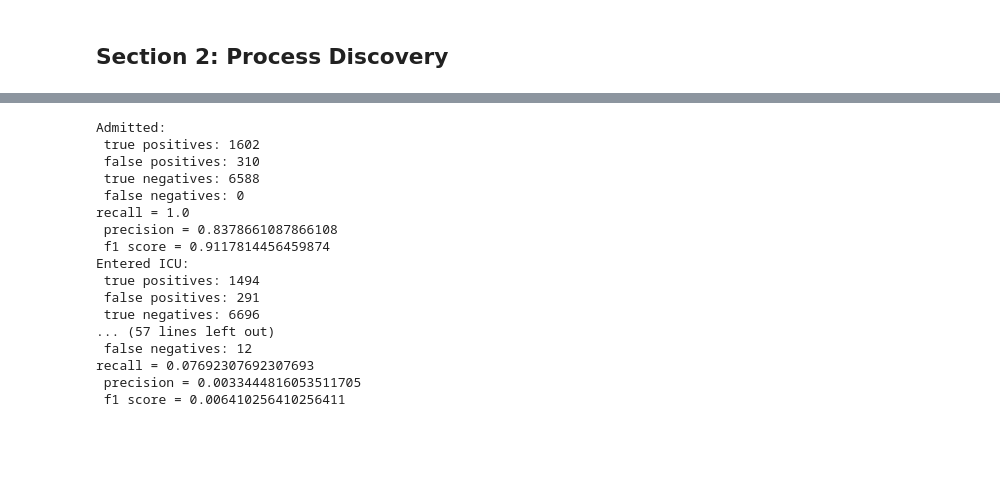
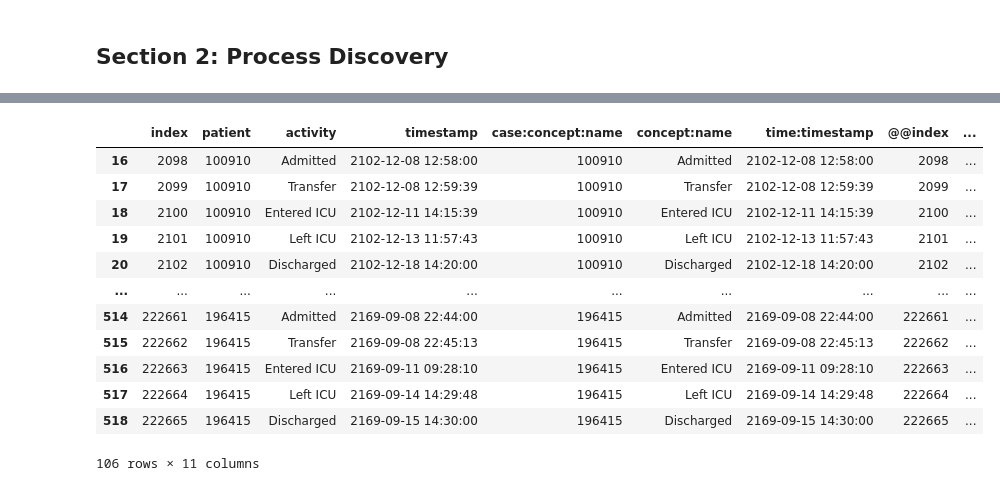
Before and after one commit to adamzbikowski/Process-Mining-Dissertation, a Jupyter notebook: timestamp_pipeline.ipynb, the cells around one changed output, grey strips where cells are left out. Saved outputs shown, nothing was run; the diff lists cells and outputs as text; code cells hidden in the pictures; blank space fills up the shorter version.

```diff
--- a/timestamp_pipeline.ipynb
+++ b/timestamp_pipeline.ipynb
@@ -1071,20 +223,23 @@ evaluate(predictions_best_model,verbose=False)
-# %%
-categoricalConfusionMatrix(predictions_best_model)
-# %% [output]
-Admitted:
- true positives: 1602
- false positives: 310
- true negatives: 6588
- false negatives: 0
-recall = 1.0
- precision = 0.8378661087866108
- f1 score = 0.9117814456459874
-Entered ICU:
- true positives: 1494
- false positives: 291
- true negatives: 6696
-... (57 lines left out)
- false negatives: 12
-recall = 0.07692307692307693
- precision = 0.0033444816053511705
- f1 score = 0.006410256410256411
+# %%
+from sklearn.model_selection import train_test_split
+# select train and test traces
+unique_traces = partial_el['trace'].unique()
+train_traces, test_traces = train_test_split(unique_traces, test_size=TEST_SIZE, random_state=9)
+
+train_el = partial_el.loc[partial_el['trace'].isin(train_traces)]
+test_el = partial_el.loc[partial_el['trace'].isin(test_traces)]
+test_el
+# %% [output]
+|  | index | patient | activity | timestamp | case:concept:name | concept:name | time:timestamp | @@index | ... |
+| 16 | 2098 | 100910 | Admitted | 2102-12-08 12:58:00 | 100910 | Admitted | 2102-12-08 12:58:00 | 2098 | ... |
+| 17 | 2099 | 100910 | Transfer | 2102-12-08 12:59:39 | 100910 | Transfer | 2102-12-08 12:59:39 | 2099 | ... |
+| 18 | 2100 | 100910 | Entered ICU | 2102-12-11 14:15:39 | 100910 | Entered ICU | 2102-12-11 14:15:39 | 2100 | ... |
+| 19 | 2101 | 100910 | Left ICU | 2102-12-13 11:57:43 | 100910 | Left ICU | 2102-12-13 11:57:43 | 2101 | ... |
+| 20 | 2102 | 100910 | Discharged | 2102-12-18 14:20:00 | 100910 | Discharged | 2102-12-18 14:20:00 | 2102 | ... |
+| ... | ... | ... | ... | ... | ... | ... | ... | ... | ... |
+| 514 | 222661 | 196415 | Admitted | 2169-09-08 22:44:00 | 196415 | Admitted | 2169-09-08 22:44:00 | 222661 | ... |
+| 515 | 222662 | 196415 | Transfer | 2169-09-08 22:45:13 | 196415 | Transfer | 2169-09-08 22:45:13 | 222662 | ... |
+| 516 | 222663 | 196415 | Entered ICU | 2169-09-11 09:28:10 | 196415 | Entered ICU | 2169-09-11 09:28:10 | 222663 | ... |
+| 517 | 222664 | 196415 | Left ICU | 2169-09-14 14:29:48 | 196415 | Left ICU | 2169-09-14 14:29:48 | 222664 | ... |
+| 518 | 222665 | 196415 | Discharged | 2169-09-15 14:30:00 | 196415 | Discharged | 2169-09-15 14:30:00 | 222665 | ... |
+106 rows × 11 columns
```
Also changed, not shown: parts of 56 cells of this notebook.
